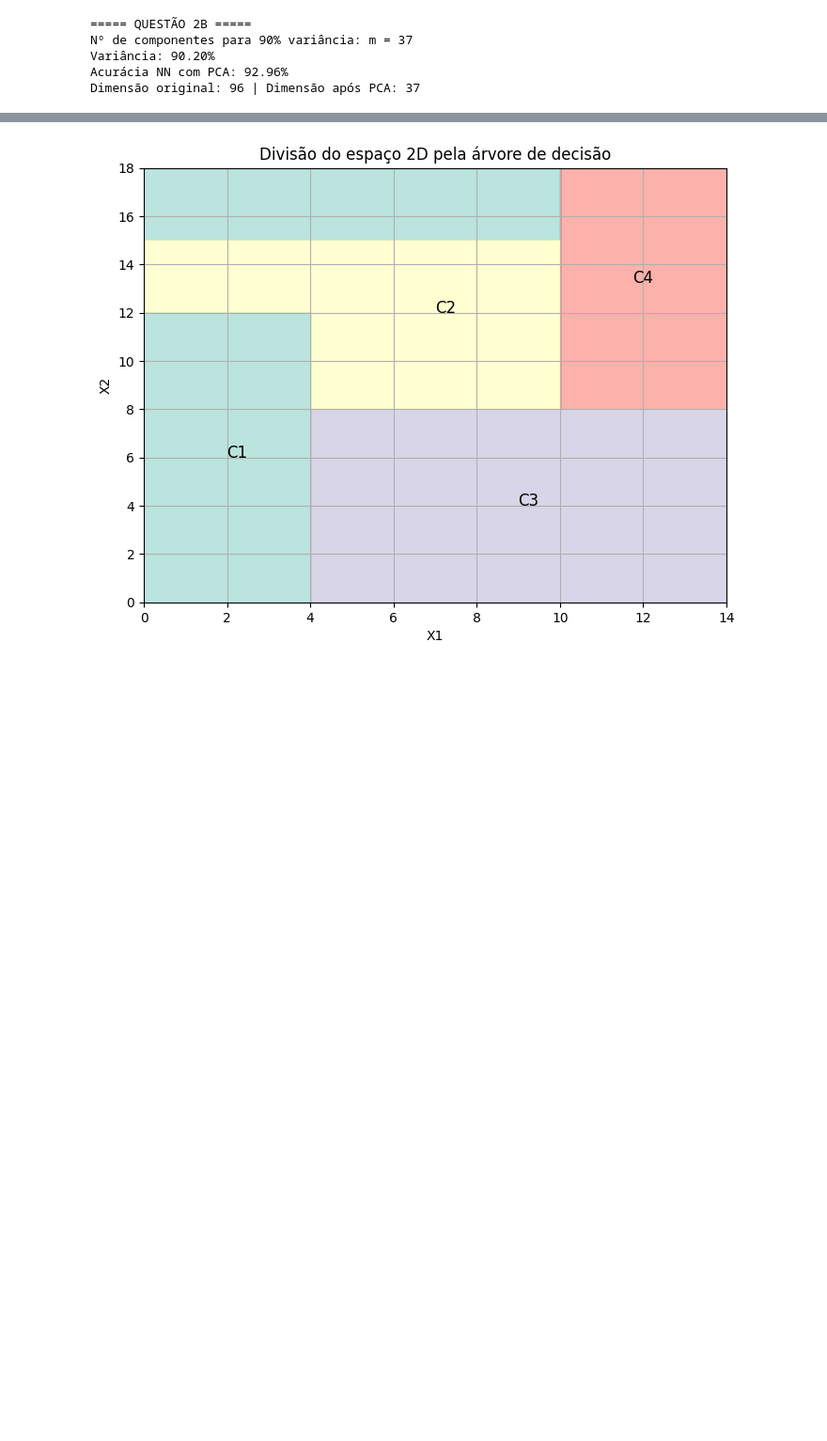
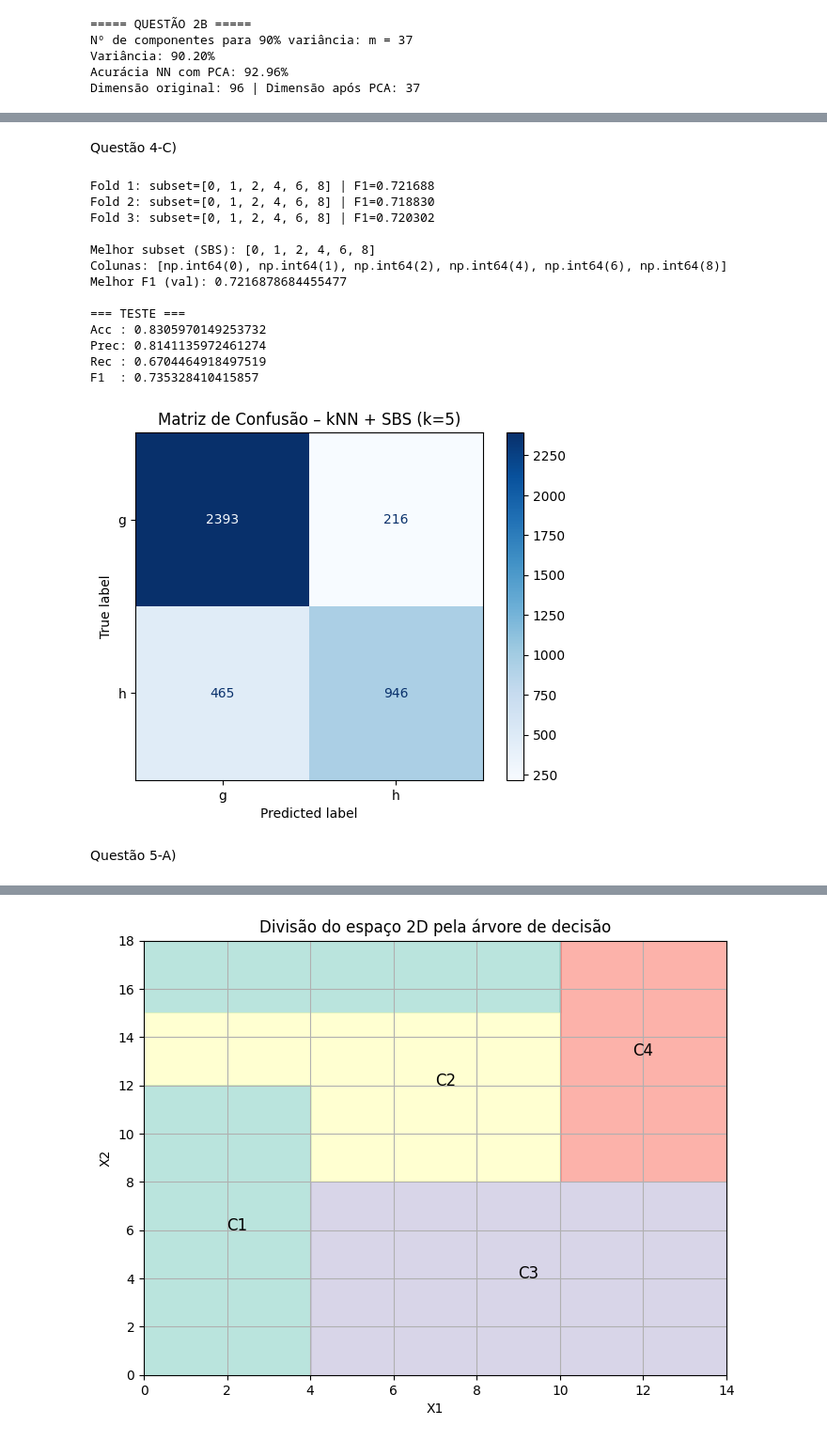
Before and after one commit to guxtaavo/data_mining_work, a Jupyter notebook: app.ipynb, the cells around one changed output, grey strips where cells are left out. Shown at 94% size. Saved outputs shown, nothing was run; the diff lists cells and outputs as text; code cells hidden in the pictures; blank space fills up the shorter version.

```diff
--- a/app.ipynb
+++ b/app.ipynb
@@ -467,3 +569,72 @@ F1: 0.6975789905621665
+# %% [markdown]
+Questão 4-C)
 # %%
-# Questão 4
-# C)
+best_feats, best_f1 = None, -1.0
+
+for f, (tr, va) in enumerate(cv.split(X15, y15), 1):
+    # começa com todos os atributos
+    sel = list(range(X15.shape[1]))
+
+    # enquanto tiver mais que m, remove 1 por vez
+    while len(sel) > m:
+        best_score = -1.0
+        jremove_best = None
+
+        for j in sel:
+            cols = [c for c in sel if c != j]
+
+            clf = KNeighborsClassifier(n_neighbors=k)
+            clf.fit(X15.iloc[tr, cols], y15.iloc[tr])
+
+            pred = clf.predict(X15.iloc[va, cols]).astype(str)
+            score = metrics.f1_score(y15.iloc[va], pred, pos_label=pos_label)
+
+            if score > best_score:
+                best_score = score
+                jremove_best = j
+
+        # remove o atributo "menos útil"
+        sel.remove(jremove_best)
+
+    clf = KNeighborsClassifier(n_neighbors=k).fit(X15.iloc[tr, sel], y15.iloc[tr])
+    pred_va = clf.predict(X15.iloc[va, sel]).astype(str)
+    f1_fold = metrics.f1_score(y15.iloc[va], pred_va, pos_label=pos_label)
+
+    print(f"Fold {f}: subset={sel} | F1={f1_fold:.6f}")
+
+    if f1_fold > best_f1:
+        best_f1, best_feats = f1_fold, sel.copy()
+
+print("\nMelhor subset (SBS):", best_feats)
+print("Colunas:", [X15.columns[i] for i in best_feats])
+print("Melhor F1 (val):", best_f1)
+
+final_clf = KNeighborsClassifier(n_neighbors=k).fit(X15.iloc[:, best_feats], y15)
+pred_t = final_clf.predict(Xt.iloc[:, best_feats]).astype(str)
+
+print("\n=== TESTE ===")
+print("Acc :", metrics.accuracy_score(yt, pred_t))
+print("Prec:", metrics.precision_score(yt, pred_t, pos_label=pos_label))
+print("Rec :", metrics.recall_score(yt, pred_t, pos_label=pos_label))
+print("F1  :", metrics.f1_score(yt, pred_t, pos_label=pos_label))
+
+labels = sorted(yt.unique())
+cm = metrics.confusion_matrix(yt, pred_t, labels=labels)
+metrics.ConfusionMatrixDisplay(confusion_matrix=cm, display_labels=labels).plot(cmap="Blues")
+plt.title(f"Matriz de Confusão – kNN + SBS (k={k})")
+plt.show()
+# %% [output]
+Fold 1: subset=[0, 1, 2, 4, 6, 8] | F1=0.721688
+Fold 2: subset=[0, 1, 2, 4, 6, 8] | F1=0.718830
+Fold 3: subset=[0, 1, 2, 4, 6, 8] | F1=0.720302
+
+Melhor subset (SBS): [0, 1, 2, 4, 6, 8]
+Colunas: [np.int64(0), np.int64(1), np.int64(2), np.int64(4), np.int64(6), np.int64(8)]
+Melhor F1 (val): 0.7216878684455477
+
+=== TESTE ===
+Acc : 0.8305970149253732
+Prec: 0.8141135972461274
+Rec : 0.6704464918497519
+F1  : 0.735328410415857
+[figure, added]
@@ -473 +641,3 @@ F1: 0.6975789905621665
+# %% [markdown]
+Questão 5-A)
 # %%
```
Also changed, not shown: parts of 49 cells of this notebook, 2 other files.
